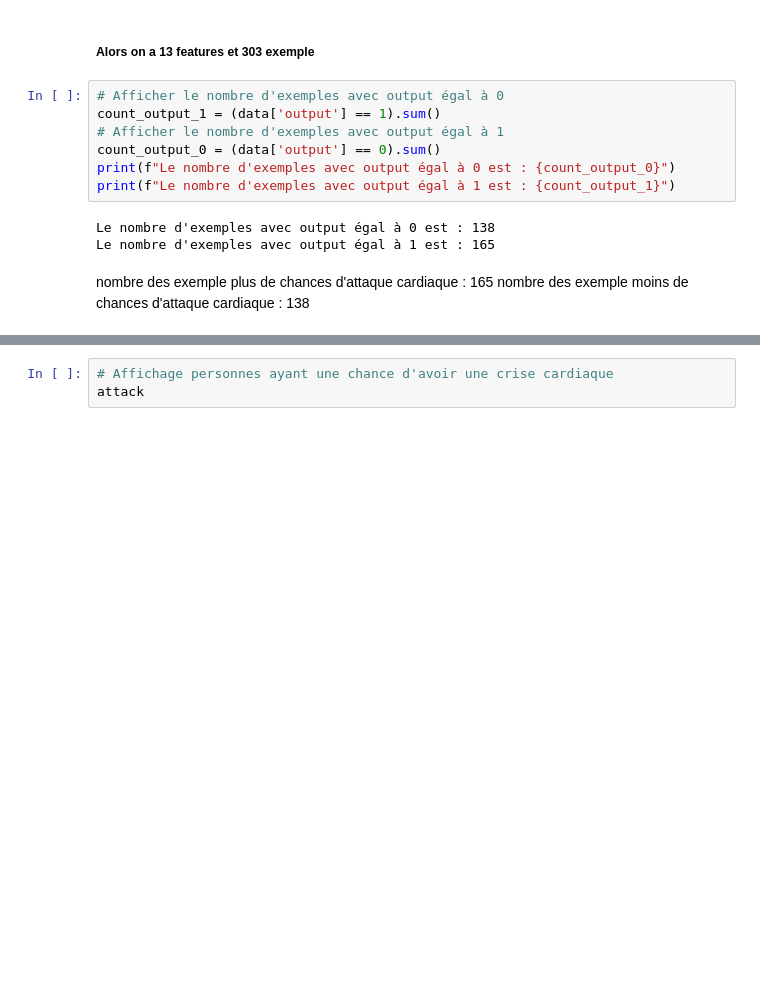
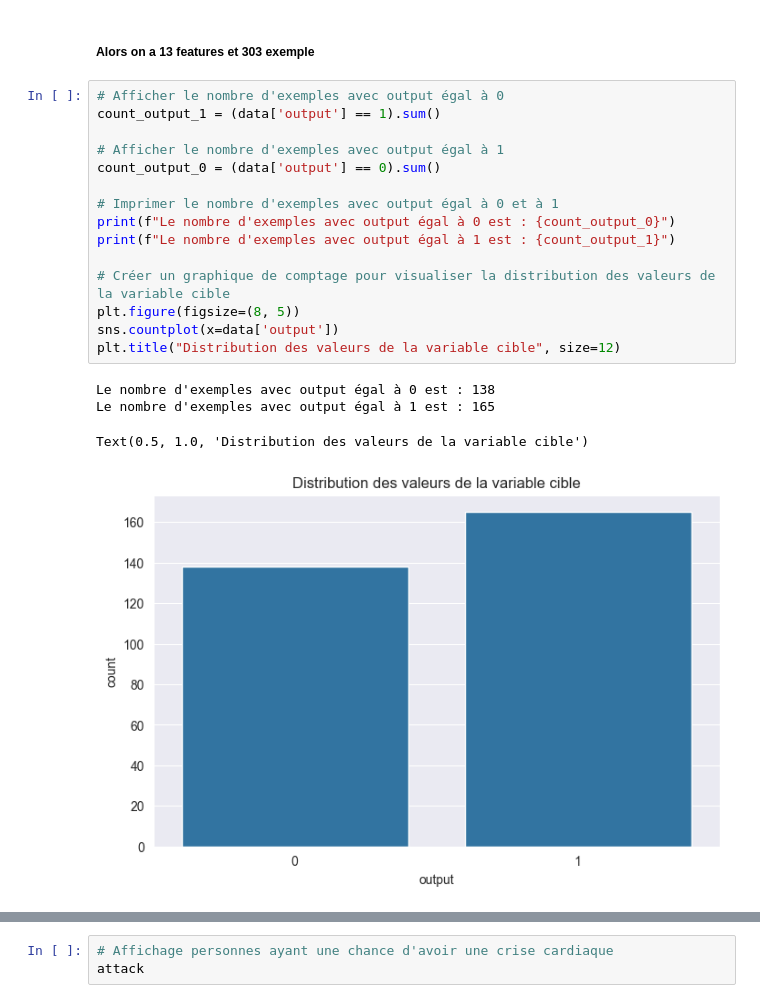
Before and after one commit to Marouan19/ML_Classification, a Jupyter notebook: classification.ipynb, the cells around one changed output, grey strips where cells are left out. Drawn from its saved outputs; the diff is of its cells as text; blank space fills up the shorter version.

```diff
--- a/classification.ipynb
+++ b/classification.ipynb
@@ -133,13 +136,20 @@ print(data.shape)
 # %%
 # Afficher le nombre d'exemples avec output égal à 0
 count_output_1 = (data['output'] == 1).sum()
+
 # Afficher le nombre d'exemples avec output égal à 1
 count_output_0 = (data['output'] == 0).sum()
+
+# Imprimer le nombre d'exemples avec output égal à 0 et à 1
 print(f"Le nombre d'exemples avec output égal à 0 est : {count_output_0}")
 print(f"Le nombre d'exemples avec output égal à 1 est : {count_output_1}")
+
+# Créer un graphique de comptage pour visualiser la distribution des valeurs de la variable cible
+plt.figure(figsize=(8, 5))
+sns.countplot(x=data['output'])
+plt.title("Distribution des valeurs de la variable cible", size=12)
 # %% [output]
 Le nombre d'exemples avec output égal à 0 est : 138
 Le nombre d'exemples avec output égal à 1 est : 165
+Text(0.5, 1.0, 'Distribution des valeurs de la variable cible')
+[figure, added]
-# %% [markdown]
-nombre des exemple plus de chances d'attaque cardiaque : 165
-nombre des exemple moins de chances d'attaque cardiaque : 138
```
Also changed, not shown: parts of 49 cells of this notebook.
